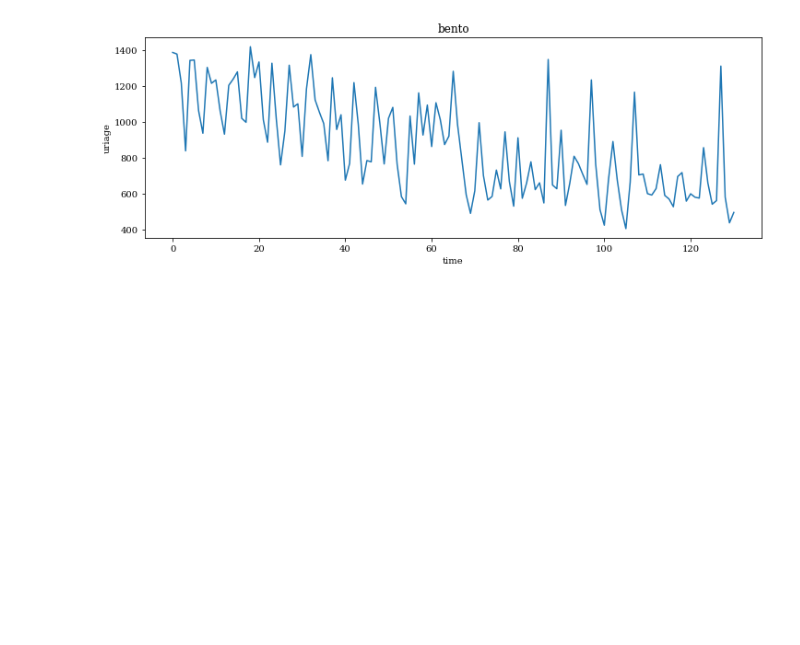
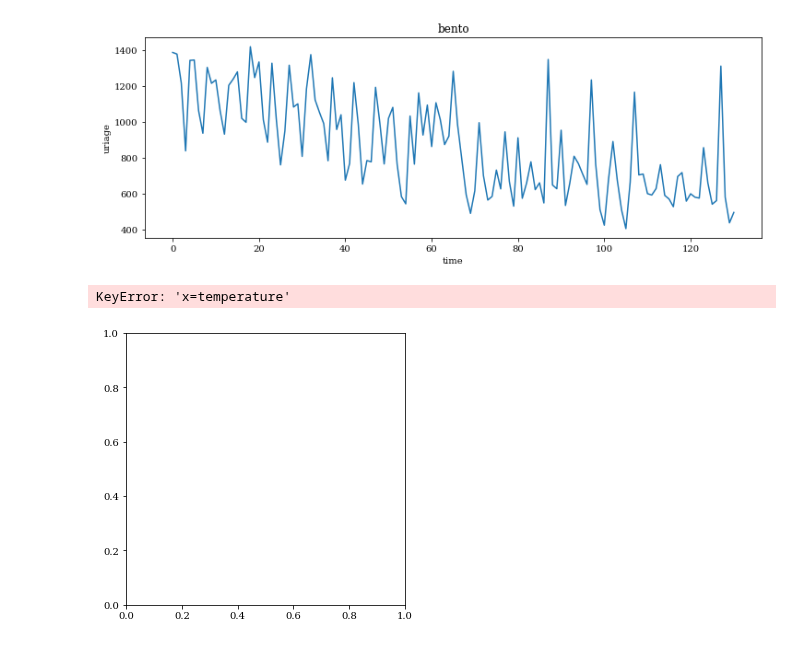
Before and after one commit to mochi2000/python, a Jupyter notebook: tutorial/task3/Untitled.ipynb, the cells around one changed output. Drawn from its saved outputs; the diff is of its cells as text; code cells hidden in the pictures; blank space fills up the shorter version.

```diff
--- a/tutorial/task3/Untitled.ipynb
+++ b/tutorial/task3/Untitled.ipynb
@@ -131,3 +131,8 @@ ax.set_ylabel('uriage')
 # %% [output]
 Text(0, 0.5, 'uriage')
 [figure]
+# %%
+train.plot.scatter('x=temperature', y='vol', figsize=(5,5))
+# %% [output]
+KeyError: 'x=temperature'
+[figure, added]
```
